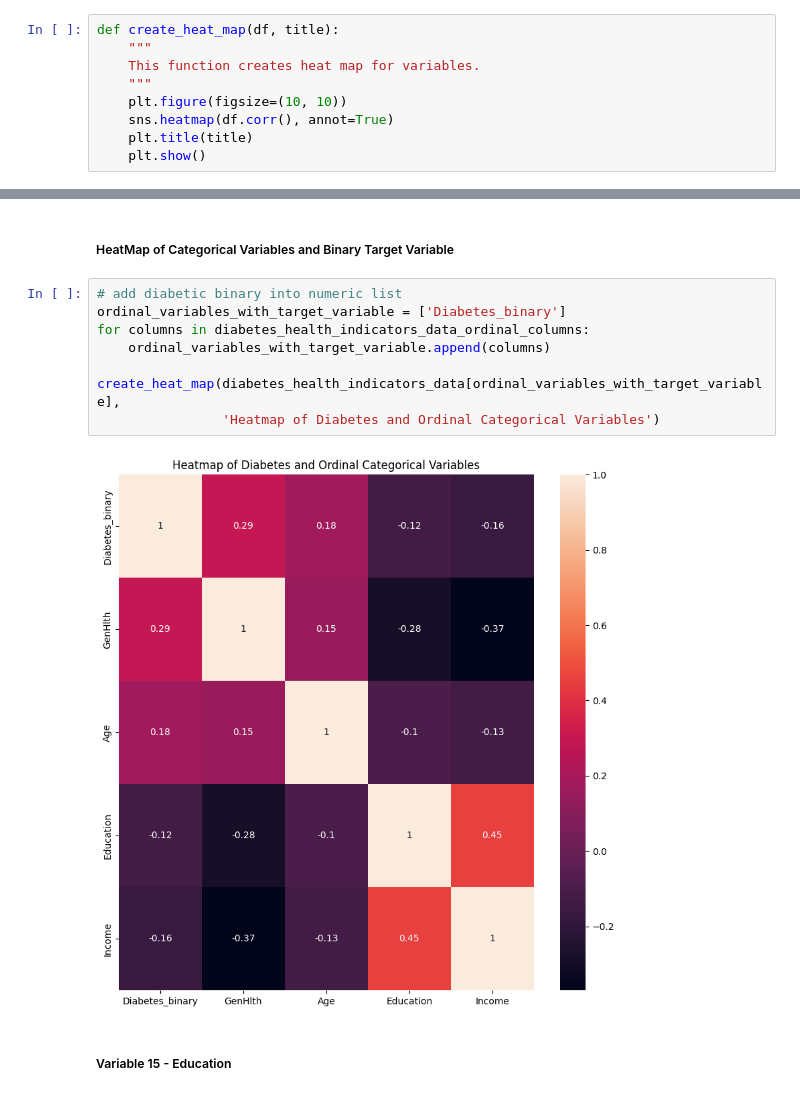
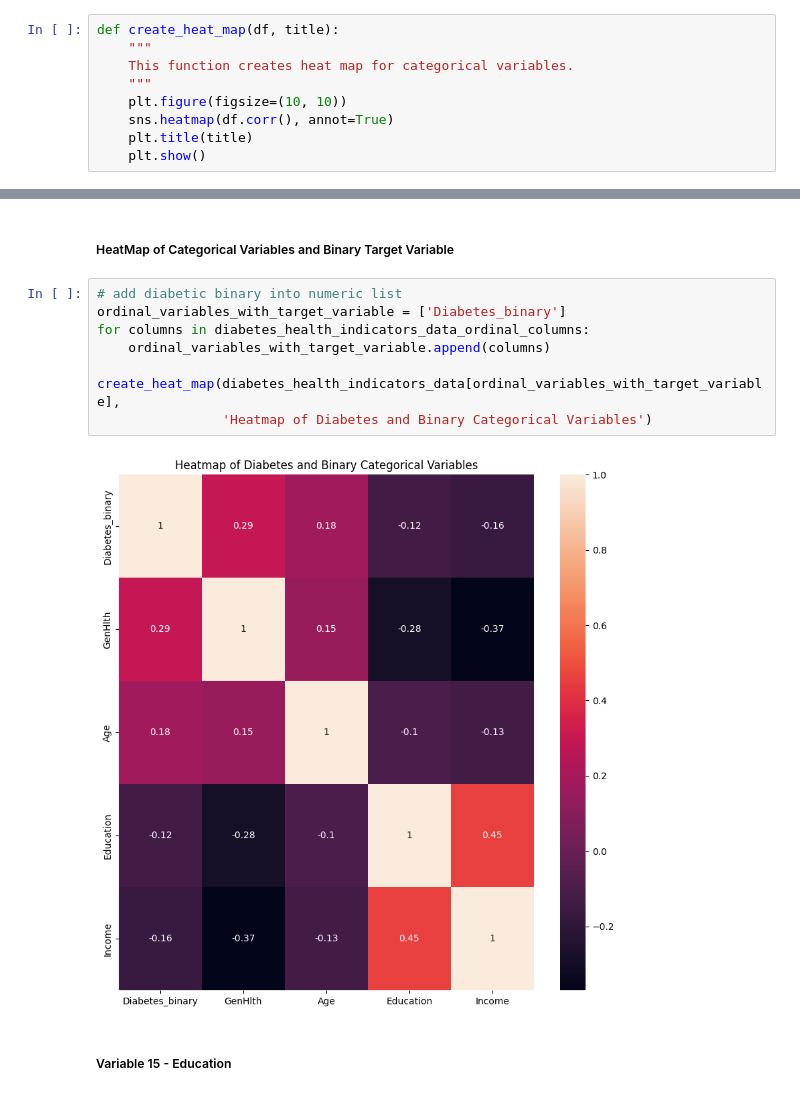
Before and after one commit to RileyLeo/Diabetes-Prediction-ML, a Jupyter notebook: notebook.ipynb, the cells around one changed output, grey strips where cells are left out. Cells and saved outputs as stored; diff of their text form.

```diff
--- a/notebook.ipynb
+++ b/notebook.ipynb
@@ -66,7 +66,7 @@ def create_pi_chart_for_categorical_variables(df, column_name, title):
 # %%
 def create_heat_map(df, title):
     """
-    This function creates heat map for variables.
+    This function creates heat map for categorical variables.
     """
     plt.figure(figsize=(10, 10))
     sns.heatmap(df.corr(), annot=True)
@@ -589,13 +570,13 @@ create_percentage_heatmap_for_categorical_variables(diabetes_health_indicators_d
 # %%
 # add diabetic binary into numeric list
 ordinal_variables_with_target_variable = ['Diabetes_binary']
 for columns in diabetes_health_indicators_data_ordinal_columns:
     ordinal_variables_with_target_variable.append(columns)
 
 create_heat_map(diabetes_health_indicators_data[ordinal_variables_with_target_variable],
-                'Heatmap of Diabetes and Ordinal Categorical Variables')
+                'Heatmap of Diabetes and Binary Categorical Variables')
 # %% [output]
-[figure, old version]
+[figure, new version]
 # %% [markdown]
 ##### Variable 15 - Education
 # %%
```
Also changed, not shown: parts of 8 cells of this notebook.
